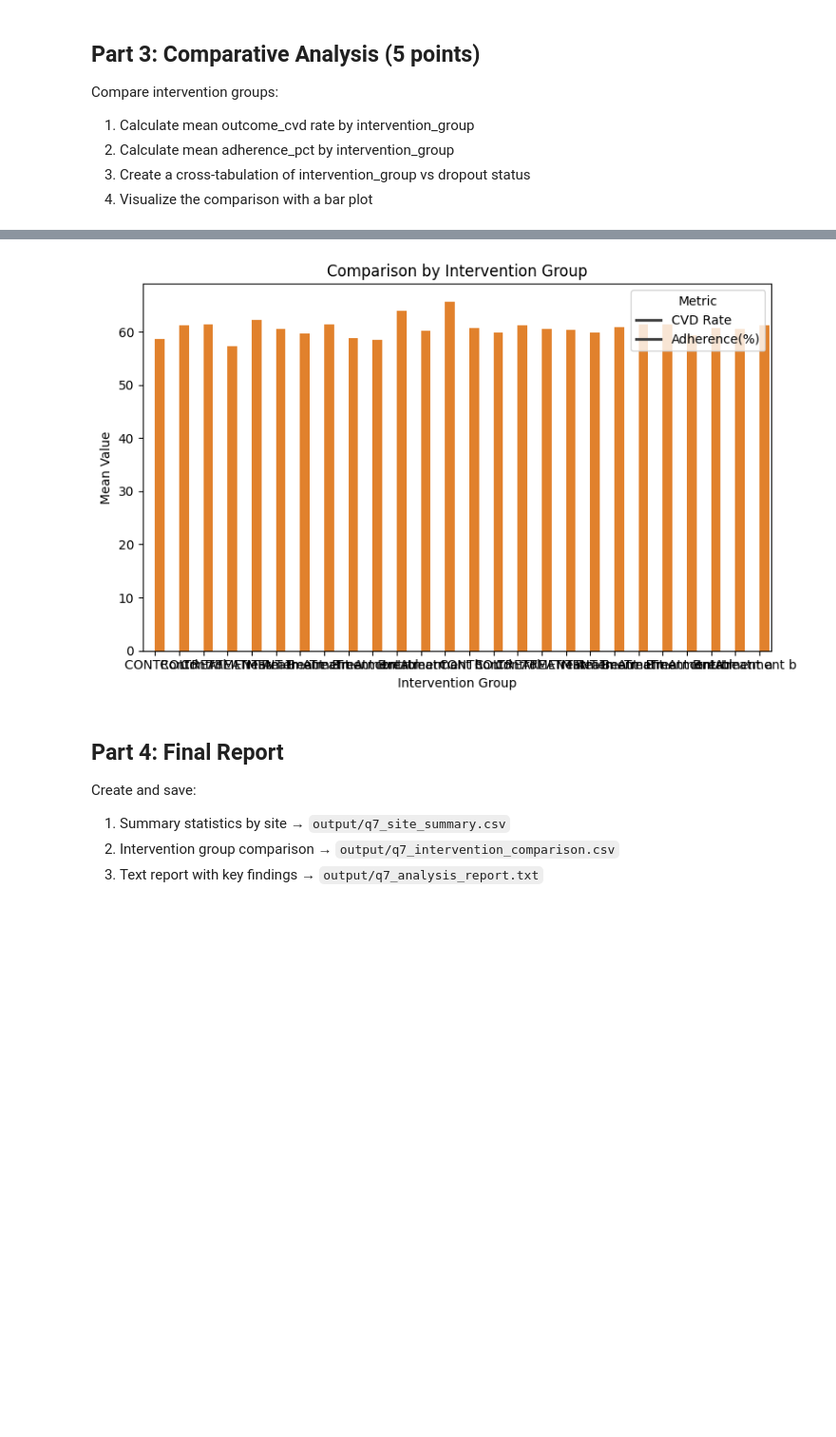
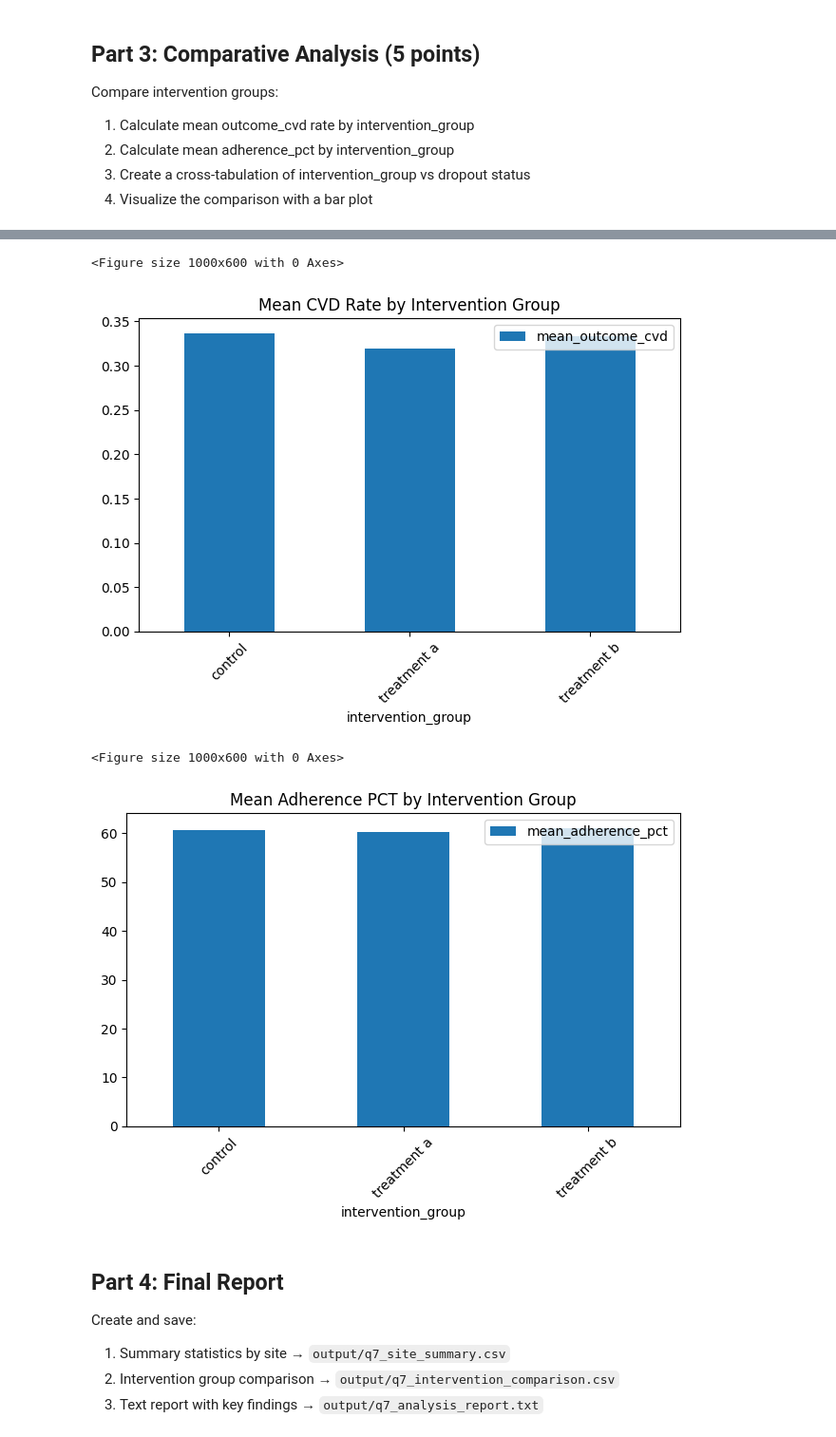
Before and after one commit to UCSF-DataSci/ds217-midterm-chrissie331, a Jupyter notebook: q7_aggregation.ipynb, the cells around one changed output, grey strips where cells are left out. Shown: that part at 95% size. Saved outputs shown, nothing was run; the diff lists cells and outputs as text; code cells hidden in the pictures; blank space fills up the shorter version.

```diff
--- a/q7_aggregation.ipynb
+++ b/q7_aggregation.ipynb
@@ -63,6 +63,20 @@ print(site_summary)
 # TODO: Count by intervention group
 
 df_copy = df.copy()
+df_copy['intervention_group'] = (
+    df_copy['intervention_group']
+    .str.strip()
+    .str.lower()
+    .str.replace("_", " ")
+    .str.split()
+    .str.join(" ")
+    .replace({
+        "contrl": "control",
+        "treatmen a": "treatment a",
+        "treatmenta": "treatment a"
+    })
+)
+
 intervention_group_counts = (
     df_copy.groupby('intervention_group').size().reset_index(name = 'patient_count')
 )
@@ -149,7 +150,7 @@ Compare intervention groups:
 # TODO: Intervention group comparisons
 
 # Change outcome_cvd to numeric
-df_copy['outcome_cvd'] = pd.to_numeric(df_copy['outcome_cvd'], errors = 'coerce')
+df_copy['outcome_cvd'] = df_copy['outcome_cvd'].str.strip().str.lower().map({'yes': 1, 'no': 0})
 
 # Calculate mean outcome_cvd rate by intervention_group
 cvd_summary = (df_copy.groupby('intervention_group')['outcome_cvd'].mean().reset_index(name = 'mean_outcome_cvd'))
@@ -186,23 +183,14 @@ treatment b         631  119
-# %%
-# TODO: Visualization
-
-import seaborn as sns
-
-merged_summary = pd.merge(cvd_summary, adherence_summary, on='intervention_group')
-
-plot_df_copy = merged_summary.melt(id_vars = 'intervention_group', value_vars = ['mean_outcome_cvd', 'mean_adherence_pct'], var_name = 'Metric', value_name = 'Value')
-
-plt.figure(figsize = (8,5))
-sns.barplot(data = plot_df_copy, x = 'intervention_group', y = 'Value', hue = 'Metric')
-
-plt.title('Comparison by Intervention Group')
-plt.ylabel('Mean Value')
-plt.xlabel('Intervention Group')
-plt.legend(title = 'Metric', labels = ['CVD Rate', 'Adherence(%)'])
-plt.tight_layout()
-plt.show()
-# %% [output]
-[figure, removed]
+# %%
+# TODO: Visualization
+
+
+plot_group_comparison(cvd_summary, x_col = 'intervention_group', y_col = 'mean_outcome_cvd', title = "Mean CVD Rate by Intervention Group")
+plot_group_comparison(adherence_summary, x_col = 'intervention_group', y_col = 'mean_adherence_pct', title = 'Mean Adherence PCT by Intervention Group')
+# %% [output]
+<Figure size 1000x600 with 0 Axes>
+[figure, added]
+<Figure size 1000x600 with 0 Axes>
+[figure, added]
 # %% [markdown]
 ## Part 4: Final Report
 
```
Also changed, not shown: parts of 6 cells of this notebook, 10 other files.
